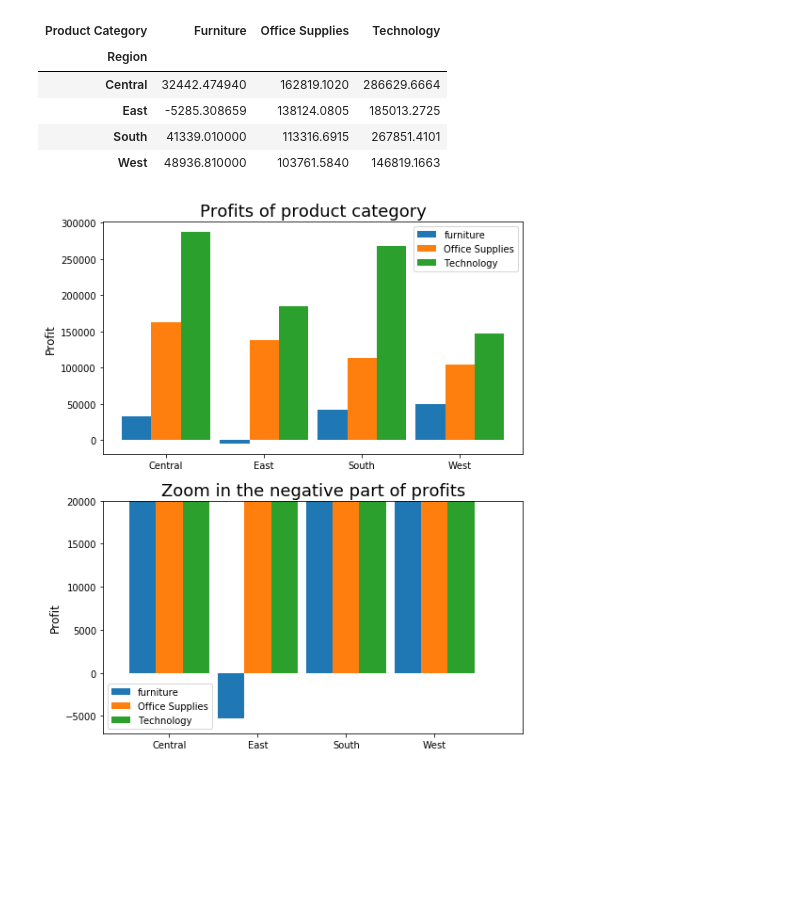
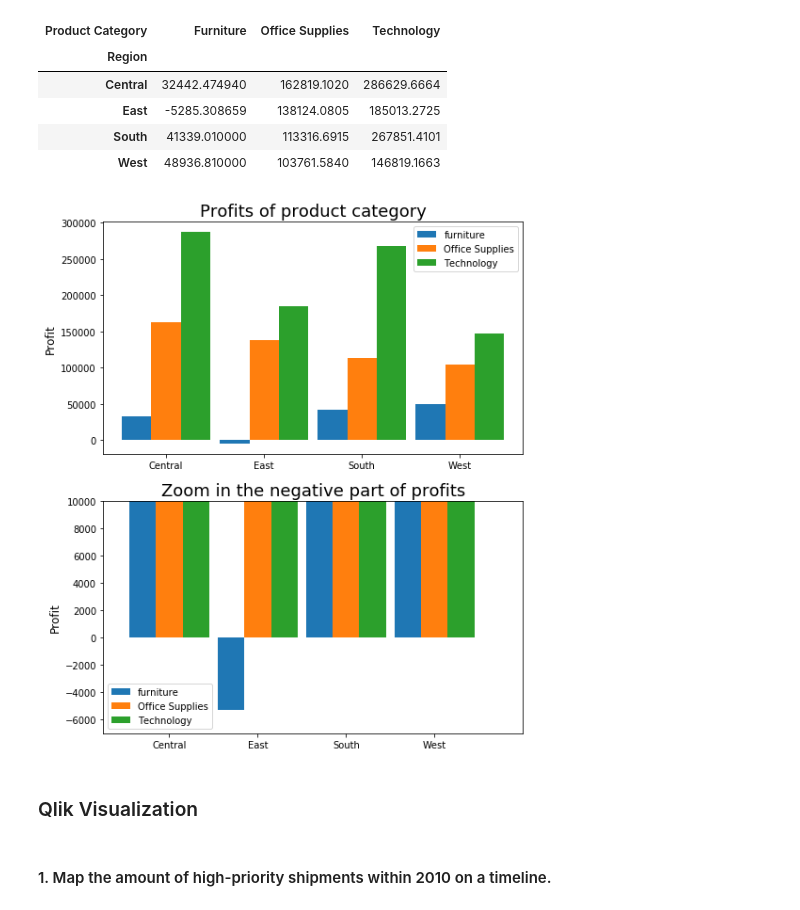
Before and after one commit to green-fox-academy/Yuan-EPAM, a Jupyter notebook: week-06/day-3/data_visualization_Superstore.ipynb, the cells around one changed output. Cells and saved outputs as stored; diff of their text form; code cells hidden in the pictures; blank space fills up the shorter version.

```diff
--- a/week-06/day-3/data_visualization_Superstore.ipynb
+++ b/week-06/day-3/data_visualization_Superstore.ipynb
@@ -266,28 +260,32 @@ df_region_profit
 # %%
 ind = np.arange(len(df_region_profit))
 width = 0.3
 
 fig, ax = plt.subplots(2, figsize= (8, 10))
 ax[0].bar(ind - width, df_region_profit['Furniture'], width, label= 'furniture')
 ax[0].bar(ind, df_region_profit['Office Supplies'], width, label= 'Office Supplies')
 ax[0].bar(ind + width, df_region_profit['Technology'], width, label= 'Technology')
 ax[0].set_xticks(ind)
 ax[0].set_xticklabels(df_region_profit.index)
 ax[0].set_ylabel('Profit', fontsize = 12)
 ax[0].legend()
 ax[0].set_title('Profits of product category', fontsize= 18)
 
 ax[1].bar(ind - width, df_region_profit['Furniture'], width, label= 'furniture')
 ax[1].bar(ind, df_region_profit['Office Supplies'], width, label= 'Office Supplies')
 ax[1].bar(ind + width, df_region_profit['Technology'], width, label= 'Technology')
-ax[1].axis([-0.75, 4, -7000, 20000])
+ax[1].axis([-0.75, 4, -7000, 10000])
 # ax[1].axis([-0.75, 7, 0, 6])
 ax[1].set_xticks(ind)
 ax[1].set_xticklabels(df_region_profit.index)
 ax[1].set_ylabel('Profit', fontsize = 12)
 ax[1].legend()
 ax[1].set_title('Zoom in the negative part of profits', fontsize= 18)
 
 plt.show()
 # %% [output]
-[figure, old version]
+[figure, new version]
+# %% [markdown]
+### Qlik Visualization
+# %% [markdown]
+#### 1. Map the amount of high-priority shipments within 2010 on a timeline.
```
Also changed, not shown: parts of 6 cells of this notebook, 3 other files.
